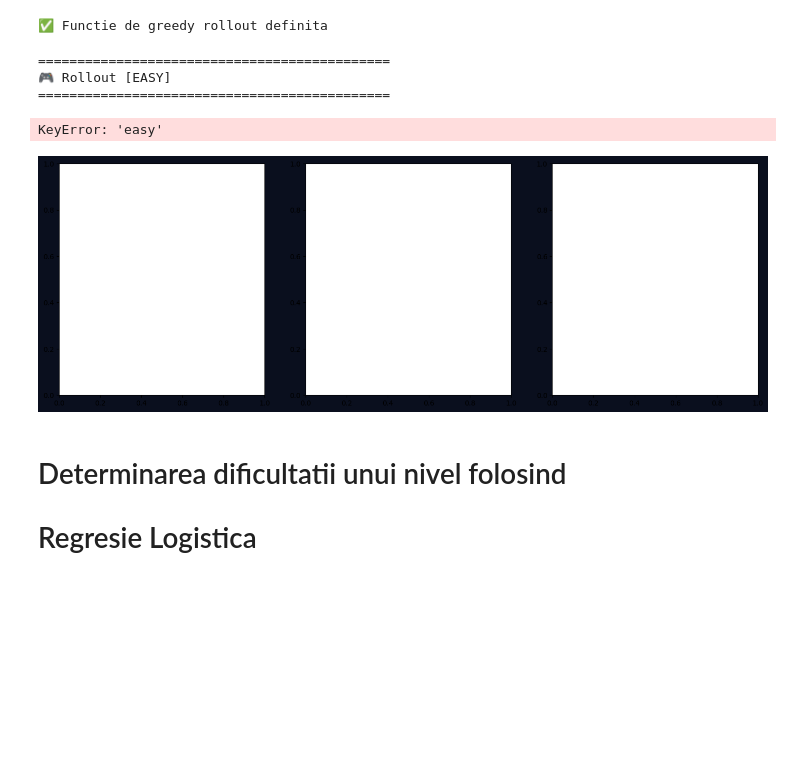
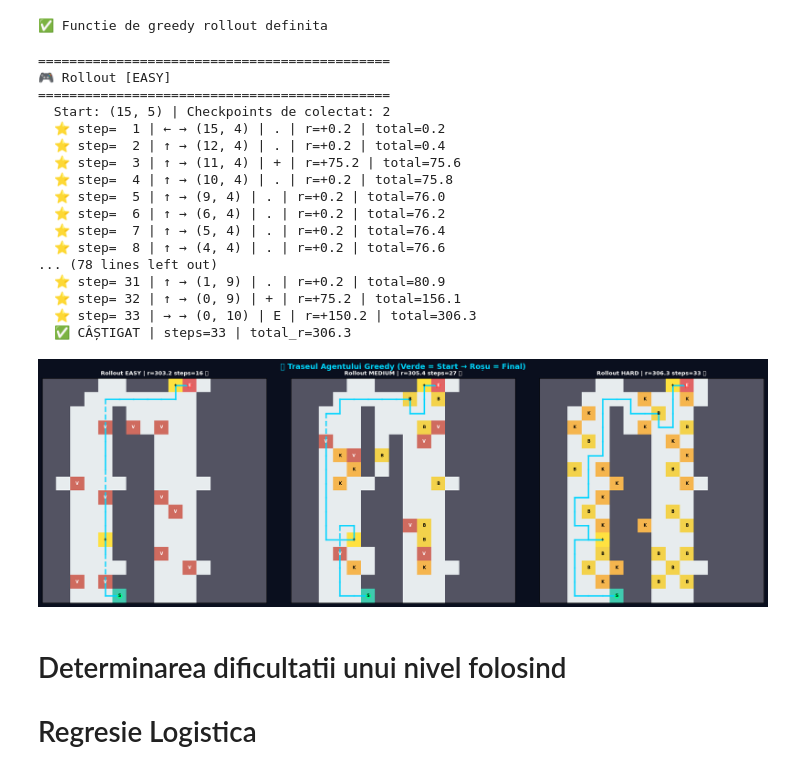
Before and after one commit to FrancescaMicu/3DUPB_Computer_Vision, a Jupyter notebook: proiect3DUPB.ipynb, the cells around one changed output. Cells and saved outputs as stored; diff of their text form; code cells hidden in the pictures; blank space fills up the shorter version.

Commit message:
improved aesthetic visual style

```diff
--- a/proiect3DUPB.ipynb
+++ b/proiect3DUPB.ipynb
@@ -1316,7 +1363,7 @@ def draw_rollout(ax, grid, path, title=''):
       r_next, c_next = path[i + 1]
 
       # logica de portal
-      if abs(r_curr - r_next) > 2 or abs(c_curr - c_next) > 2:
+      if abs(r_curr - r_next) > 3 or abs(c_curr - c_next) > 3:
         continue
 
       # identificare celula pe care a pasit agentul
@@ -1333,12 +1380,11 @@ def draw_rollout(ax, grid, path, title=''):
       is_vine = (0 <= sc_r < H and 0 <= sc_c < W and grid[sc_r][sc_c] == 6)
 
       # verificare daca este broken ladder
-      is_broken = (0 <= sc_r < H and 0 <= sc_c < W and grid[sc_r][sc_c])
+      is_broken = (0 <= sc_r < H and 0 <= sc_c < W and grid[sc_r][sc_c] == 7)
 
       if is_vine:
         ax.plot([c_curr, sc_c], [r_curr, sc_r], '-', color=line_color, lw=2.5, zorder=4)
-        ax.plot([sc_c, c_next], [sc_r, r_next], color=line_color, lw=2.5, dashes=(3, 2), alpha=0.9, zorder=4)
-
+        ax.plot([sc_c, c_next], [sc_r, r_next], '--', color=line_color, lw=2.5, alpha=0.9, zorder=4)
       elif is_broken:
         ax.plot([c_curr, sc_c], [r_curr, sc_r], '-', color=line_color, lw=2.5, zorder=4)
         ax.plot([sc_c, c_next], [sc_r, r_next], '-', color=line_color, lw=2.5, zorder=4)
@@ -1360,35 +1406,48 @@ def draw_rollout(ax, grid, path, title=''):
                 color='black' if tile in (2, 4, 7, 8) else 'white', zorder=6)
 
   ax.set_title(title, fontsize=9.5, fontweight='bold', color='white', pad=6)
   ax.set_xticks([])
   ax.set_yticks([])
 
 # rulare si afisare
 fig, axes = plt.subplots(1, 3, figsize=(18, 6))
 fig.patch.set_facecolor('#0A0F1E')
 
 for i, diff in enumerate(['easy', 'medium', 'hard']):
     print(f'\n{"="*45}')
     print(f'🎮 Rollout [{diff.upper()}]')
     print(f'{"="*45}')
 
     lvl = ga_results[diff]
     path, total_r, steps, won = run_greedy(lvl, ql_Q[diff], max_steps=150, verbose=True)
 
     draw_rollout(axes[i], lvl, path,
                  title=f'Rollout {diff.upper()} | r={total_r:.1f} steps={steps} {"✅" if won else "❌"}')
 
 plt.suptitle('🎮 Traseul Agentului Greedy (Verde = Start → Roșu = Final)',
              color='#00D4FF', fontsize=13, fontweight='bold')
 plt.tight_layout()
 plt.savefig('ql_rollout.png', dpi=140, bbox_inches='tight', facecolor='#0A0F1E')
 plt.show()
 # %% [output]
 =============================================
 🎮 Rollout [EASY]
 =============================================
+  Start: (15, 5) | Checkpoints de colectat: 2
+  ⭐ step=  1 | ← → (15, 4) | . | r=+0.2 | total=0.2
+  ⭐ step=  2 | ↑ → (12, 4) | . | r=+0.2 | total=0.4
+  ⭐ step=  3 | ↑ → (11, 4) | + | r=+75.2 | total=75.6
+  ⭐ step=  4 | ↑ → (10, 4) | . | r=+0.2 | total=75.8
+  ⭐ step=  5 | ↑ → (9, 4) | . | r=+0.2 | total=76.0
+  ⭐ step=  6 | ↑ → (6, 4) | . | r=+0.2 | total=76.2
+  ⭐ step=  7 | ↑ → (5, 4) | . | r=+0.2 | total=76.4
+  ⭐ step=  8 | ↑ → (4, 4) | . | r=+0.2 | total=76.6
+... (78 lines left out)
+  ⭐ step= 31 | ↑ → (1, 9) | . | r=+0.2 | total=80.9
+  ⭐ step= 32 | ↑ → (0, 9) | + | r=+75.2 | total=156.1
+  ⭐ step= 33 | → → (0, 10) | E | r=+150.2 | total=306.3
+  ✅ CÂȘTIGAT | steps=33 | total_r=306.3
-KeyError: 'easy'
-[figure, old version]
+[figure, new version]
 # %% [markdown]
 # Determinarea dificultatii unui nivel folosind
 # Regresie Logistica
```
Also changed, not shown: parts of 11 cells of this notebook.
